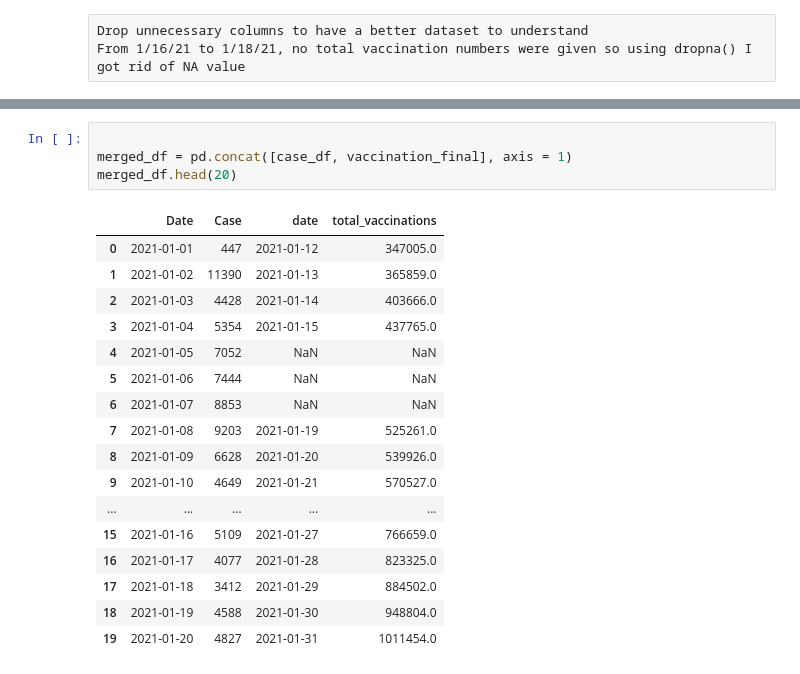
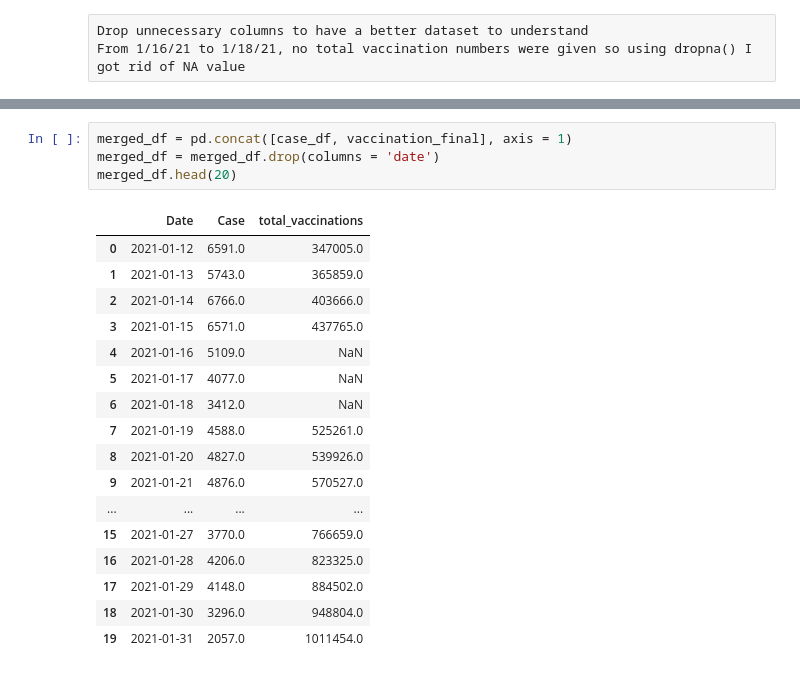
Before and after one commit to grace-im/graceim_personal, a Jupyter notebook: covid data/covid_data.ipynb, the cells around one changed output, grey strips where cells are left out. Cells and saved outputs as stored; diff of their text form.

```diff
--- a/covid data/covid_data.ipynb
+++ b/covid data/covid_data.ipynb
@@ -88,25 +93,25 @@ line
 # %%
-
 merged_df = pd.concat([case_df, vaccination_final], axis = 1)
+merged_df = merged_df.drop(columns = 'date')
 merged_df.head(20)
 # %% [output]
-|  | Date | Case | date | total_vaccinations |
-| 0 | 2021-01-01 | 447 | 2021-01-12 | 347005.0 |
-| 1 | 2021-01-02 | 11390 | 2021-01-13 | 365859.0 |
-| 2 | 2021-01-03 | 4428 | 2021-01-14 | 403666.0 |
-| 3 | 2021-01-04 | 5354 | 2021-01-15 | 437765.0 |
-| 4 | 2021-01-05 | 7052 | NaN | NaN |
-| 5 | 2021-01-06 | 7444 | NaN | NaN |
-| 6 | 2021-01-07 | 8853 | NaN | NaN |
-| 7 | 2021-01-08 | 9203 | 2021-01-19 | 525261.0 |
-| 8 | 2021-01-09 | 6628 | 2021-01-20 | 539926.0 |
-| 9 | 2021-01-10 | 4649 | 2021-01-21 | 570527.0 |
-| ... | ... | ... | ... | ... |
-| 15 | 2021-01-16 | 5109 | 2021-01-27 | 766659.0 |
-| 16 | 2021-01-17 | 4077 | 2021-01-28 | 823325.0 |
-| 17 | 2021-01-18 | 3412 | 2021-01-29 | 884502.0 |
-| 18 | 2021-01-19 | 4588 | 2021-01-30 | 948804.0 |
-| 19 | 2021-01-20 | 4827 | 2021-01-31 | 1011454.0 |
+|  | Date | Case | total_vaccinations |
+| 0 | 2021-01-12 | 6591.0 | 347005.0 |
+| 1 | 2021-01-13 | 5743.0 | 365859.0 |
+| 2 | 2021-01-14 | 6766.0 | 403666.0 |
+| 3 | 2021-01-15 | 6571.0 | 437765.0 |
+| 4 | 2021-01-16 | 5109.0 | NaN |
+| 5 | 2021-01-17 | 4077.0 | NaN |
+| 6 | 2021-01-18 | 3412.0 | NaN |
+| 7 | 2021-01-19 | 4588.0 | 525261.0 |
+| 8 | 2021-01-20 | 4827.0 | 539926.0 |
+| 9 | 2021-01-21 | 4876.0 | 570527.0 |
+| ... | ... | ... | ... |
+| 15 | 2021-01-27 | 3770.0 | 766659.0 |
+| 16 | 2021-01-28 | 4206.0 | 823325.0 |
+| 17 | 2021-01-29 | 4148.0 | 884502.0 |
+| 18 | 2021-01-30 | 3296.0 | 948804.0 |
+| 19 | 2021-01-31 | 2057.0 | 1011454.0 |
 # %%
 import matplotlib.pyplot as plt
 
```
Also changed, not shown: parts of 7 cells of this notebook.
